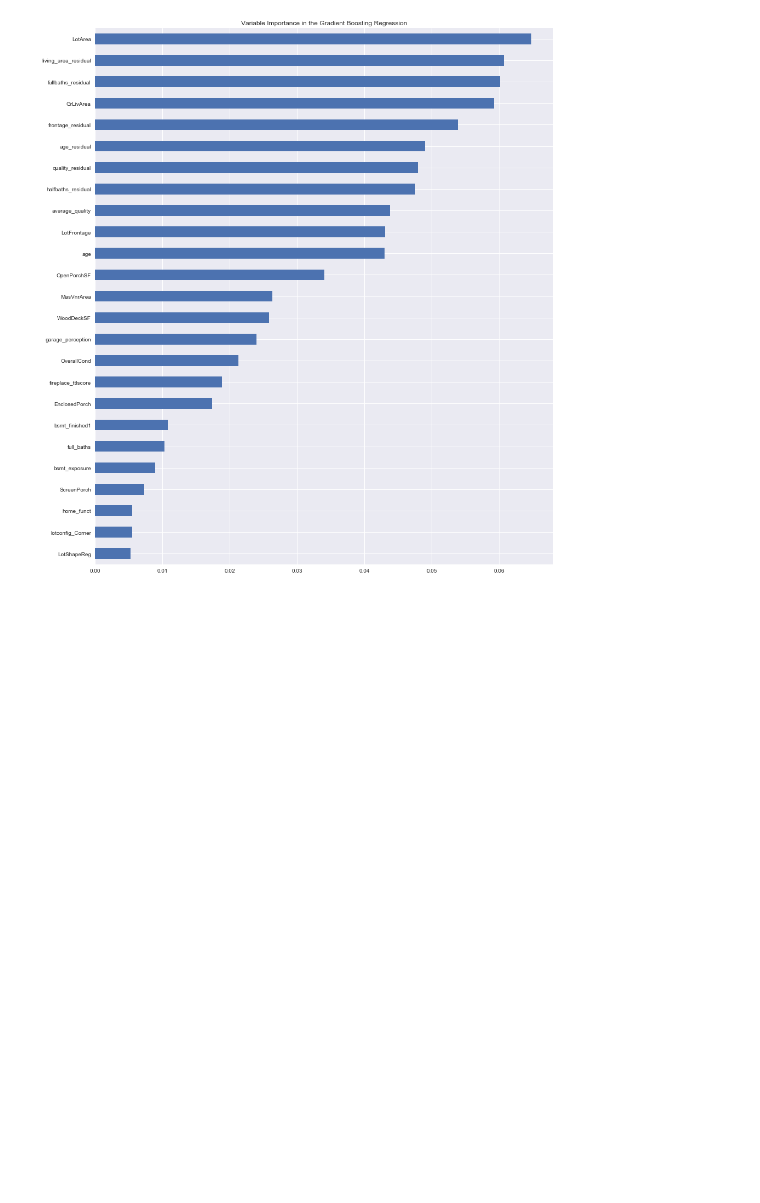
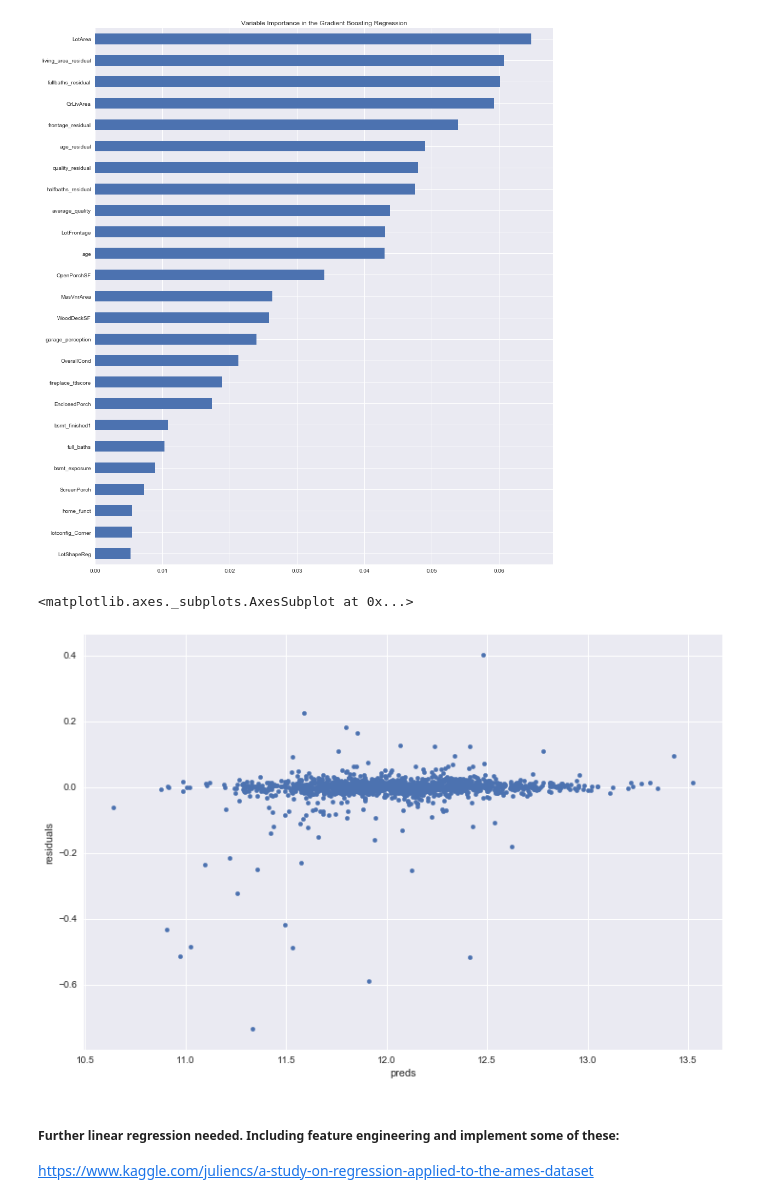
Before and after one commit to gwenkf/IowaHousePrices, a Jupyter notebook: Linear_Regression/Lin_Reg_nb.ipynb, the cells around one changed output. Saved outputs shown, nothing was run; the diff lists cells and outputs as text; code cells hidden in the pictures; blank space fills up the shorter version.

```diff
--- a/Linear_Regression/Lin_Reg_nb.ipynb
+++ b/Linear_Regression/Lin_Reg_nb.ipynb
@@ -183,8 +183,13 @@ plt.title("Variable Importance in the Gradient Boosting Regression")
 # %%
 #let's look at the residuals as well:
 
-preds = pd.DataFrame({"preds":model_lasso.predict(train_x.values), "true": train_y.values.ravel()})
+preds = pd.DataFrame({"preds":model_gbr.predict(train_x.values), "true": train_y.values.ravel()})
 preds["residuals"] = preds["true"] - preds["preds"]
 preds.plot(x = "preds", y = "residuals",kind = "scatter", figsize = (12,8))
-
-preds.plot(x = "preds", y = "residuals",kind = "scatter", figsize = (12,8))
+#hmmm... i think his is bc of the overfitting?
+# %% [output]
+<matplotlib.axes._subplots.AxesSubplot at 0x...>
+[figure, added]
+# %% [markdown]
+##### Further linear regression needed. Including feature engineering and implement some of these:
+https://www.kaggle.com/juliencs/a-study-on-regression-applied-to-the-ames-dataset
```
Also changed, not shown: parts of 1 cell of this notebook.
